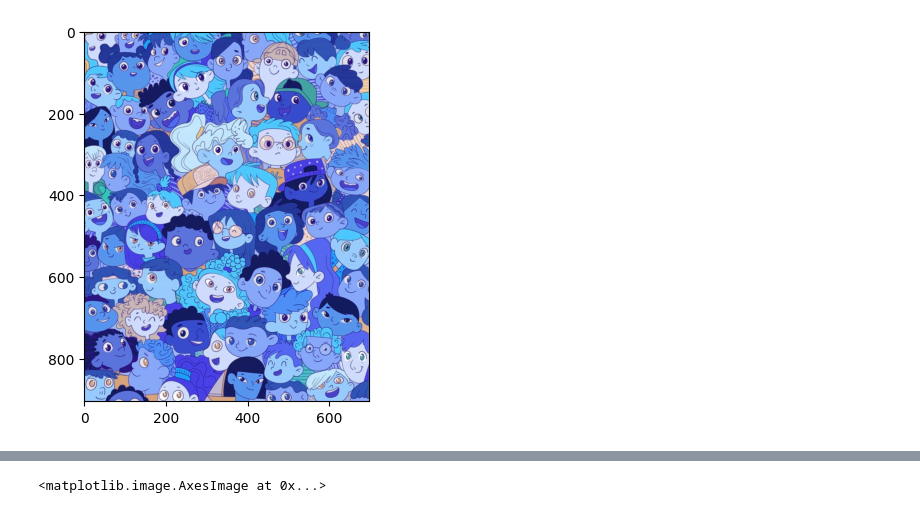
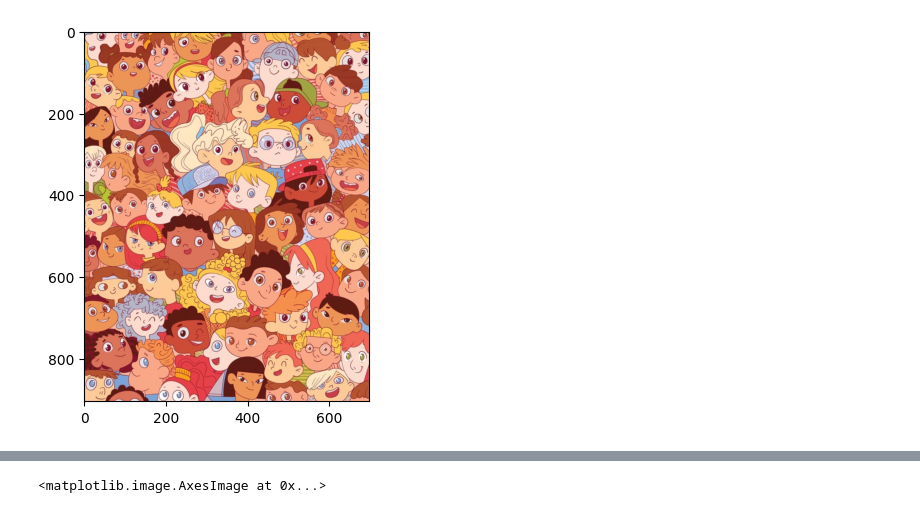
Before and after one commit to hawkin-dono/Template_Matching, a Jupyter notebook: finding1.ipynb, the cells around one changed output, grey strips where cells are left out. Saved outputs shown, nothing was run; the diff lists cells and outputs as text; code cells hidden in the pictures.

```diff
--- a/finding1.ipynb
+++ b/finding1.ipynb
@@ -5,10 +5,10 @@ import matplotlib.pyplot as plt
 import os
 # %%
 image = cv2.imread("Finding/cut_1.jpg")
-plt.imshow(image)
+plt.imshow(image[:, : , ::-1])
 image_gray = cv2.cvtColor(image, cv2.COLOR_BGR2GRAY)
 # %% [output]
-[figure, old version]
+[figure, new version]
 # %%
 object_list = os.listdir("match_template/Finding/1")
 object_list = [os.path.join("match_template/Finding/1", obj) for obj in object_list]
```
Also changed, not shown: parts of 1 cell of this notebook, 2 other files.
